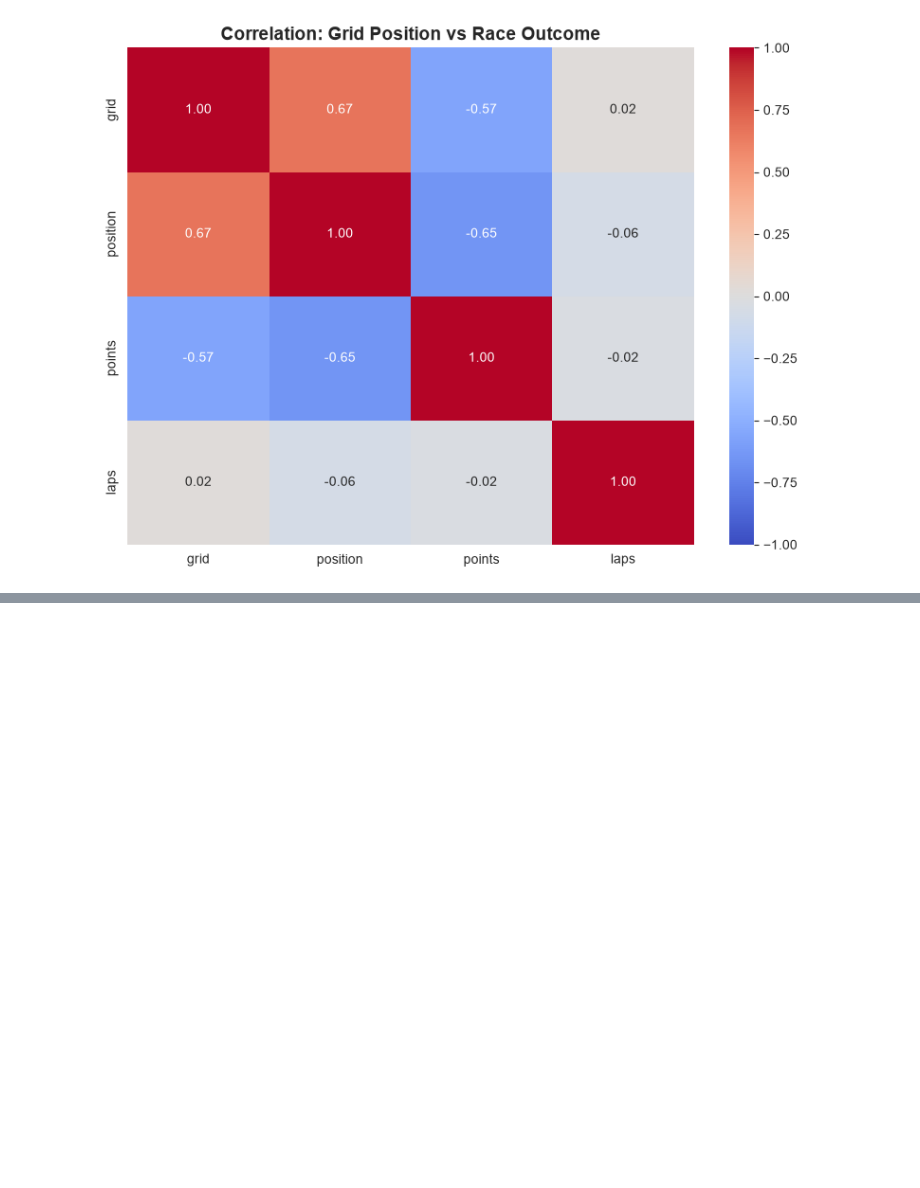
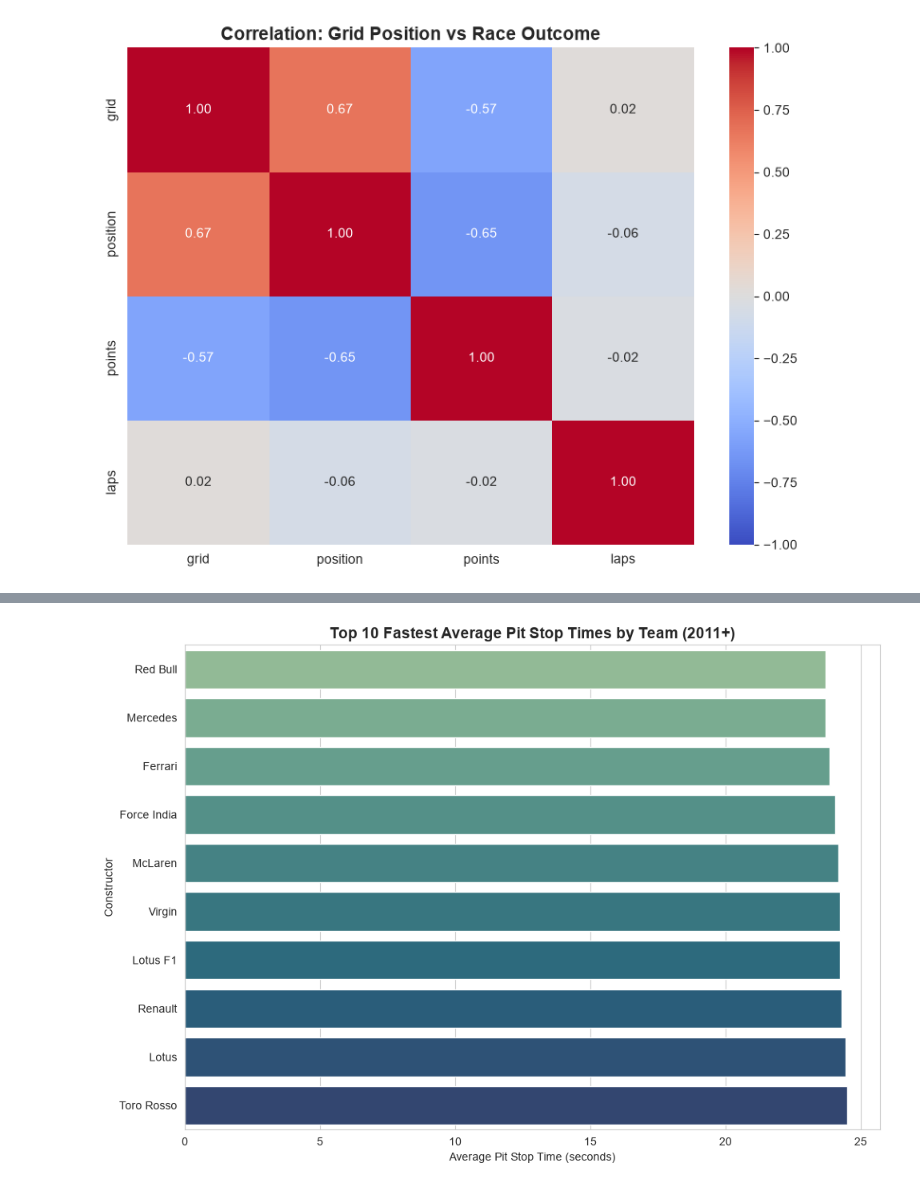
Before and after one commit to Mohitbadetiya/f1-analytics-dashboard, a Jupyter notebook: notebooks/01_data_exploration.ipynb, the cells around one changed output, grey strips where cells are left out. Cells and saved outputs as stored; diff of their text form; code cells hidden in the pictures; blank space fills up the shorter version.

```diff
--- a/notebooks/01_data_exploration.ipynb
+++ b/notebooks/01_data_exploration.ipynb
@@ -258,3 +258,9 @@ position  0.665602  1.000000 -0.654731 -0.063213
 points   -0.566062 -0.654731  1.000000 -0.024968
 laps      0.018710 -0.063213 -0.024968  1.000000
 [figure]
+# %%
+lap_times = pd.read_csv("../data/raw/lap_times.csv", na_values=["\\N"])
+pit_stops = pd.read_csv("../data/raw/pit_stops.csv", na_values=["\\N"])
+
+print(lap_times.shape)
+lap_times.head()
@@ -260,0 +345,21 @@ laps      0.018710 -0.063213 -0.024968  1.000000
+# %%
+pit_stops_with_race = pit_stops.merge(races[['raceId', 'year']], on='raceId', how='left')
+pit_stops_with_race = pit_stops_with_race.merge(results[['raceId', 'driverId', 'constructorId']], on=['raceId', 'driverId'], how='left')
+pit_stops_with_race = pit_stops_with_race.merge(constructors[['constructorId', 'name']].rename(columns={'name': 'constructor_name'}), on='constructorId', how='left')
+
+recent_stops = pit_stops_with_race[pit_stops_with_race['year'] >= 2011]
+# %%
+recent_stops = recent_stops[recent_stops['milliseconds'] < 60000]
+# %%
+avg_pit_time = recent_stops.groupby('constructor_name')['milliseconds'].mean().sort_values() / 1000
+top_fastest = avg_pit_time.head(10)
+
+plt.figure(figsize=(10, 7))
+sns.barplot(x=top_fastest.values, y=top_fastest.index, palette='crest', hue=top_fastest.index, legend=False)
+plt.title('Top 10 Fastest Average Pit Stop Times by Team (2011+)', fontsize=14, fontweight='bold')
+plt.xlabel('Average Pit Stop Time (seconds)')
+plt.ylabel('Constructor')
+plt.tight_layout()
+plt.show()
+# %% [output]
+[figure, added]
```
Also changed, not shown: parts of 10 cells of this notebook, 1 other file.
